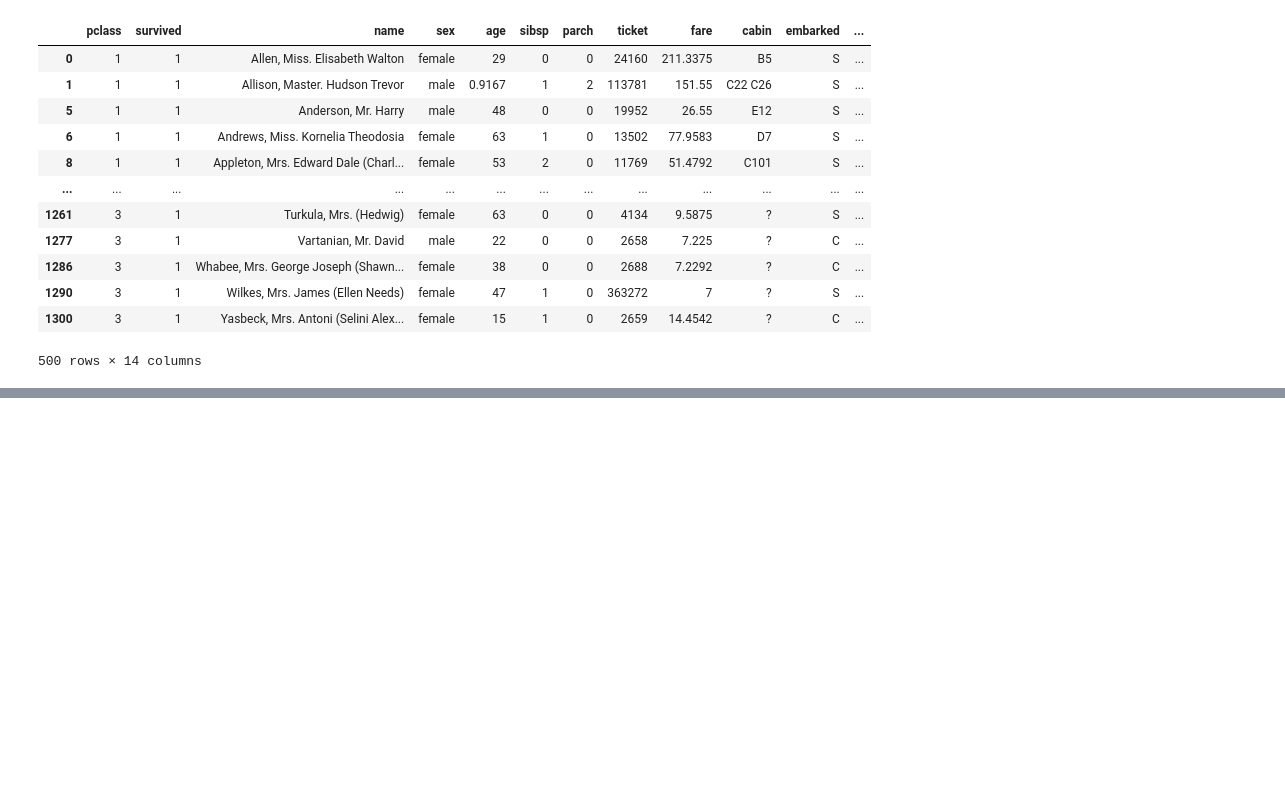
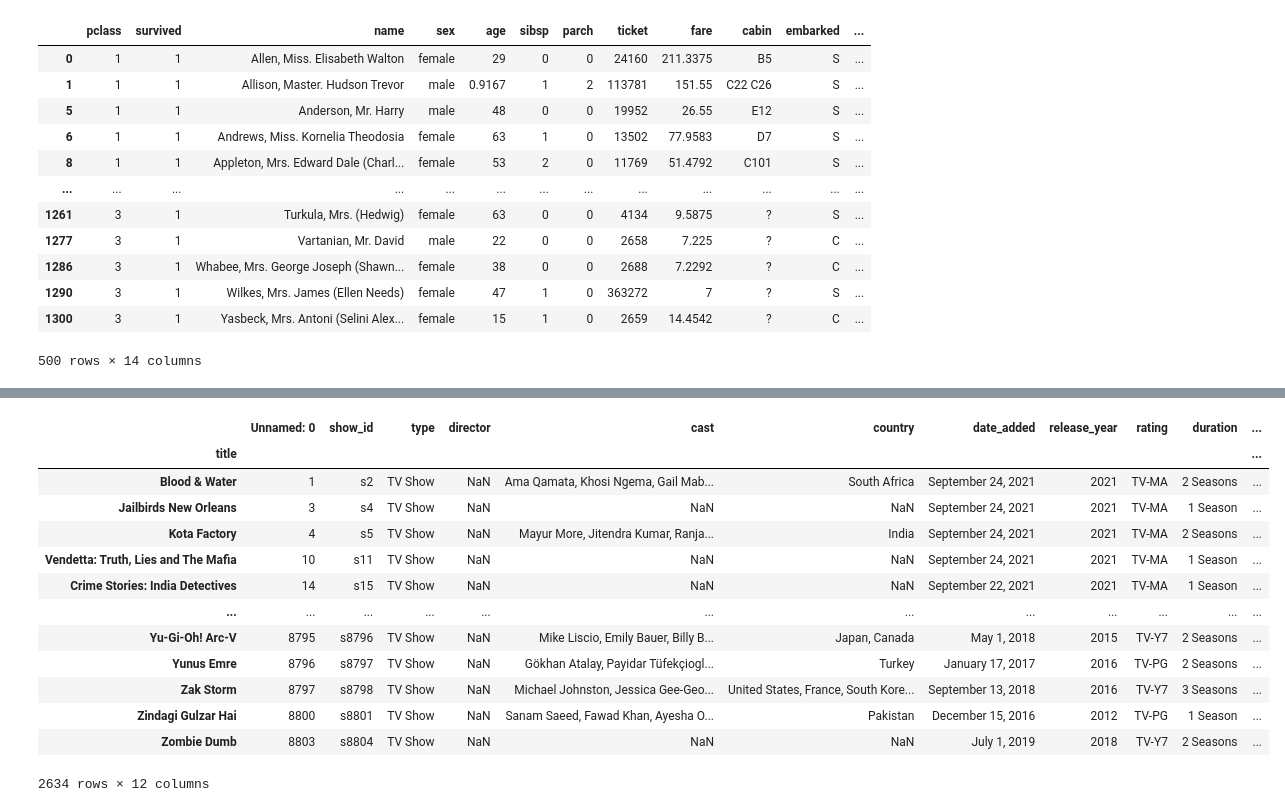
Before and after one commit to the-javascript-jedi/python-projects, a Jupyter notebook: colt-steele/data-analysis-visualization/s_8_filtering_dataframes/s_2_combining_conditions.ipynb, the cells around one changed output, grey strips where cells are left out. Saved outputs shown, nothing was run; the diff lists cells and outputs as text; code cells hidden in the pictures; blank space fills up the shorter version.

```diff
--- a/colt-steele/data-analysis-visualization/s_8_filtering_dataframes/s_2_combining_conditions.ipynb
+++ b/colt-steele/data-analysis-visualization/s_8_filtering_dataframes/s_2_combining_conditions.ipynb
@@ -374,0 +402,18 @@ titanic[~(titanic.survived==0)]
+# %%
+# find the rows with no director
+netflix[netflix["director"].isna()]
+# %% [output]
+|  | Unnamed: 0 | show_id | type | director | cast | country | date_added | release_year | rating | duration | ... |
+| title |  |  |  |  |  |  |  |  |  |  | ... |
+| Blood & Water | 1 | s2 | TV Show | NaN | Ama Qamata, Khosi Ngema, Gail Mab... | South Africa | September 24, 2021 | 2021 | TV-MA | 2 Seasons | ... |
+| Jailbirds New Orleans | 3 | s4 | TV Show | NaN | NaN | NaN | September 24, 2021 | 2021 | TV-MA | 1 Season | ... |
+| Kota Factory | 4 | s5 | TV Show | NaN | Mayur More, Jitendra Kumar, Ranja... | India | September 24, 2021 | 2021 | TV-MA | 2 Seasons | ... |
+| Vendetta: Truth, Lies and The Mafia | 10 | s11 | TV Show | NaN | NaN | NaN | September 24, 2021 | 2021 | TV-MA | 1 Season | ... |
+| Crime Stories: India Detectives | 14 | s15 | TV Show | NaN | NaN | NaN | September 22, 2021 | 2021 | TV-MA | 1 Season | ... |
+| ... | ... | ... | ... | ... | ... | ... | ... | ... | ... | ... | ... |
+| Yu-Gi-Oh! Arc-V | 8795 | s8796 | TV Show | NaN | Mike Liscio, Emily Bauer, Billy B... | Japan, Canada | May 1, 2018 | 2015 | TV-Y7 | 2 Seasons | ... |
+| Yunus Emre | 8796 | s8797 | TV Show | NaN | Gökhan Atalay, Payidar Tüfekçiogl... | Turkey | January 17, 2017 | 2016 | TV-PG | 2 Seasons | ... |
+| Zak Storm | 8797 | s8798 | TV Show | NaN | Michael Johnston, Jessica Gee-Geo... | United States, France, South Kore... | September 13, 2018 | 2016 | TV-Y7 | 3 Seasons | ... |
+| Zindagi Gulzar Hai | 8800 | s8801 | TV Show | NaN | Sanam Saeed, Fawad Khan, Ayesha O... | Pakistan | December 15, 2016 | 2012 | TV-PG | 1 Season | ... |
+| Zombie Dumb | 8803 | s8804 | TV Show | NaN | NaN | NaN | July 1, 2019 | 2018 | TV-Y7 | 2 Seasons | ... |
+2634 rows × 12 columns
```
Also changed, not shown: parts of 6 cells of this notebook.
